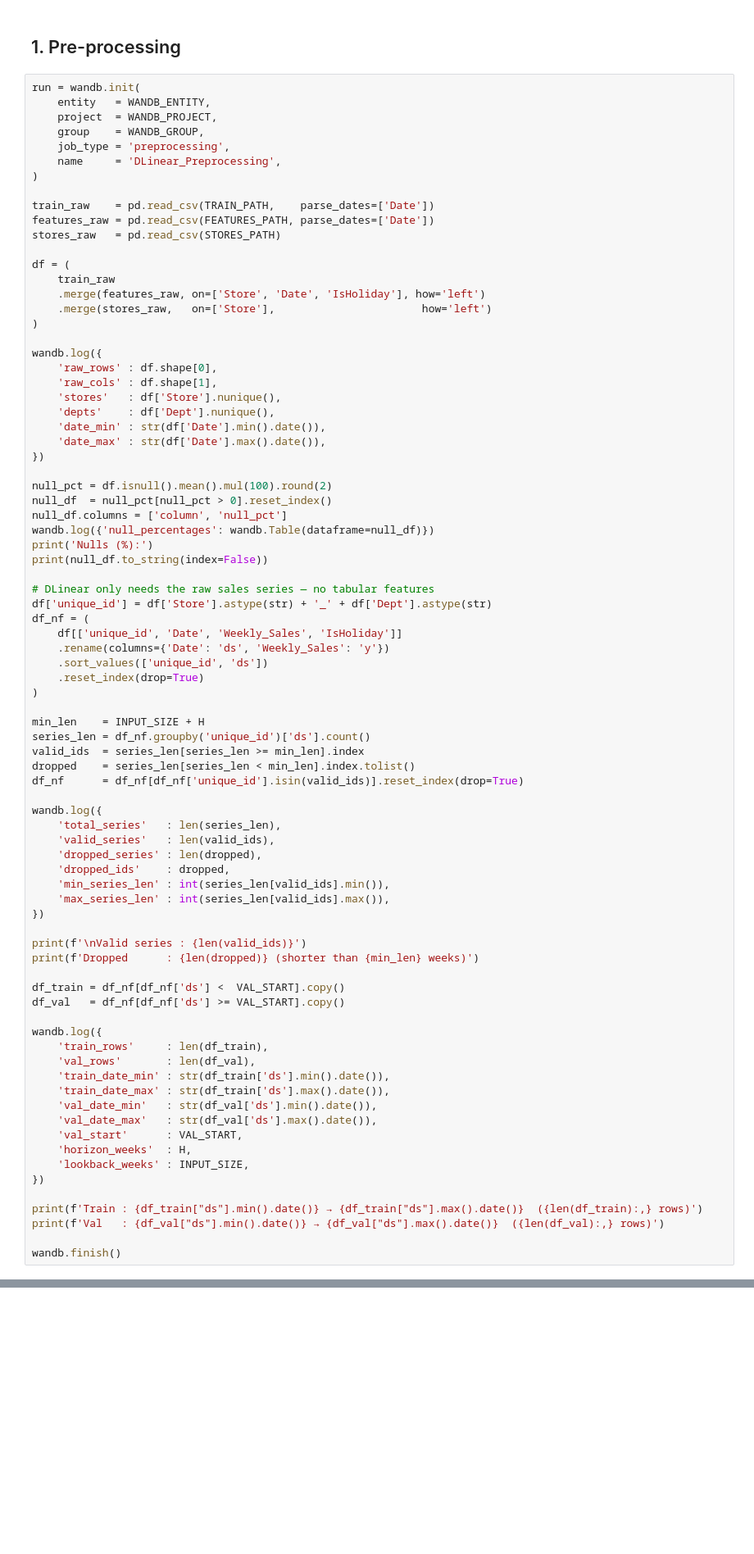
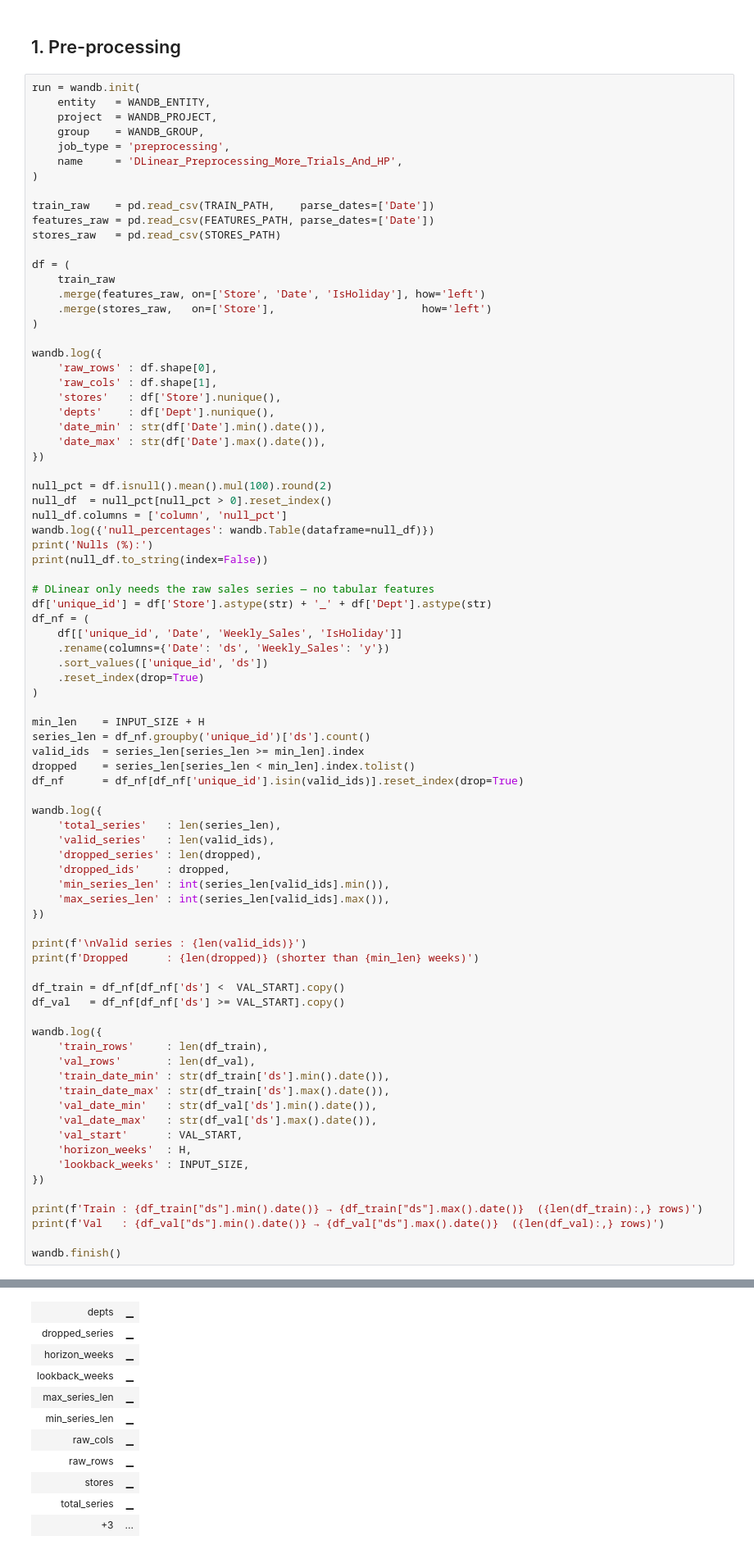
Before and after one commit to Ika-Kvashali/Walmart-Recruiting---Store-Sales-Forecasting, a Jupyter notebook: model_experiment_DLinear.ipynb, the cells around one changed output, grey strips where cells are left out. Shown at 82% size. Saved outputs shown, nothing was run; the diff lists cells and outputs as text; blank space fills up the shorter version.

```diff
--- a/model_experiment_DLinear.ipynb
+++ b/model_experiment_DLinear.ipynb
@@ -59,7 +120,7 @@ run = wandb.init(
     project  = WANDB_PROJECT,
     group    = WANDB_GROUP,
     job_type = 'preprocessing',
-    name     = 'DLinear_Preprocessing',
+    name     = 'DLinear_Preprocessing_More_Trials_And_HP',
 )
 
 train_raw    = pd.read_csv(TRAIN_PATH,    parse_dates=['Date'])
@@ -134,3 +195,4 @@ print(f'Train : {df_train["ds"].min().date()} → {df_train["ds"].max().date()}
 print(f'Val   : {df_val["ds"].min().date()} → {df_val["ds"].max().date()}  ({len(df_val):,} rows)')
 
 wandb.finish()
+# %% [output]
@@ -136,0 +219,11 @@ wandb.finish()
+| depts | ▁ |
+| dropped_series | ▁ |
+| horizon_weeks | ▁ |
+| lookback_weeks | ▁ |
+| max_series_len | ▁ |
+| min_series_len | ▁ |
+| raw_cols | ▁ |
+| raw_rows | ▁ |
+| stores | ▁ |
+| total_series | ▁ |
+| +3 | ... |
```
Also changed, not shown: parts of 16 cells of this notebook.
